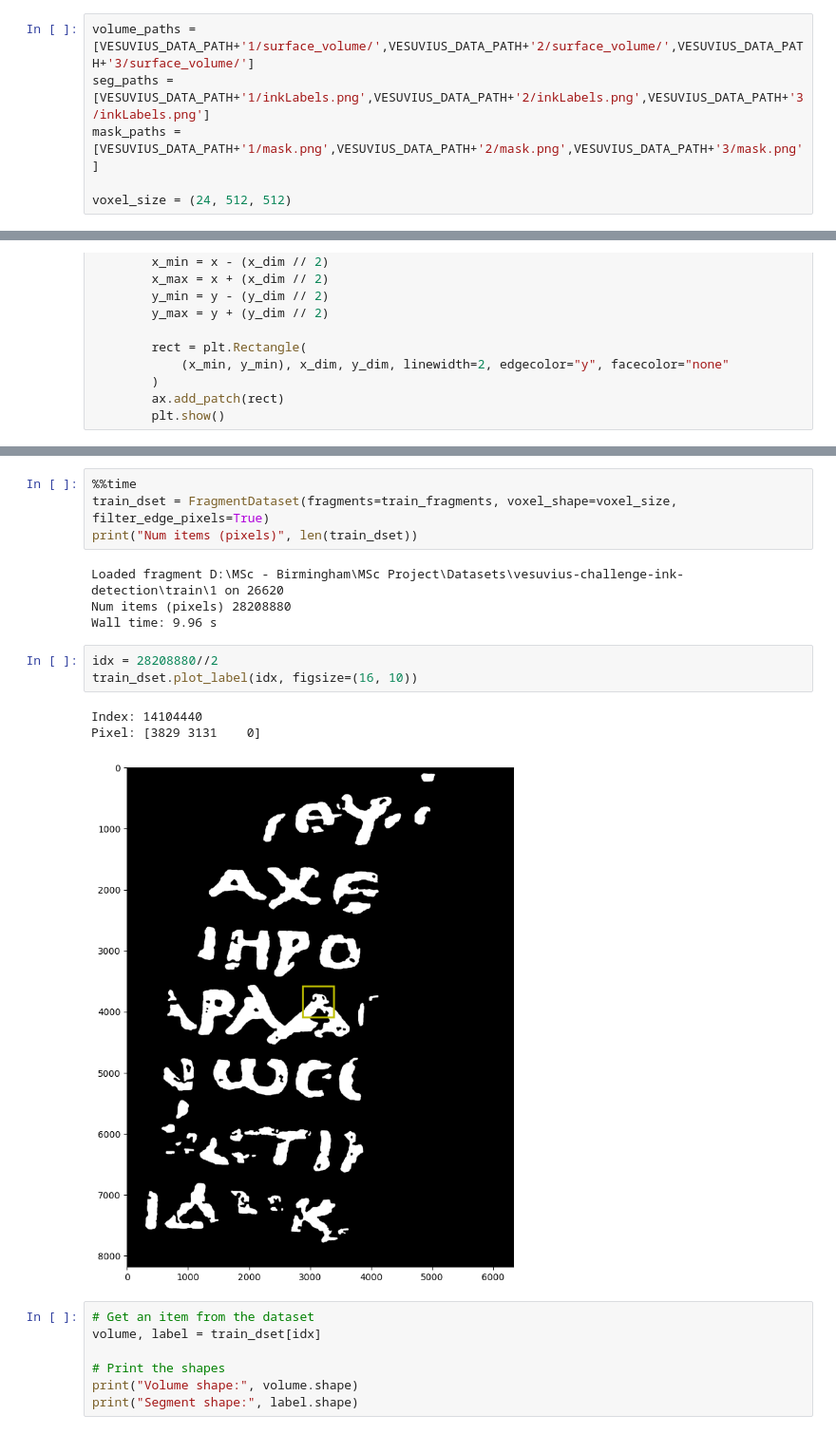
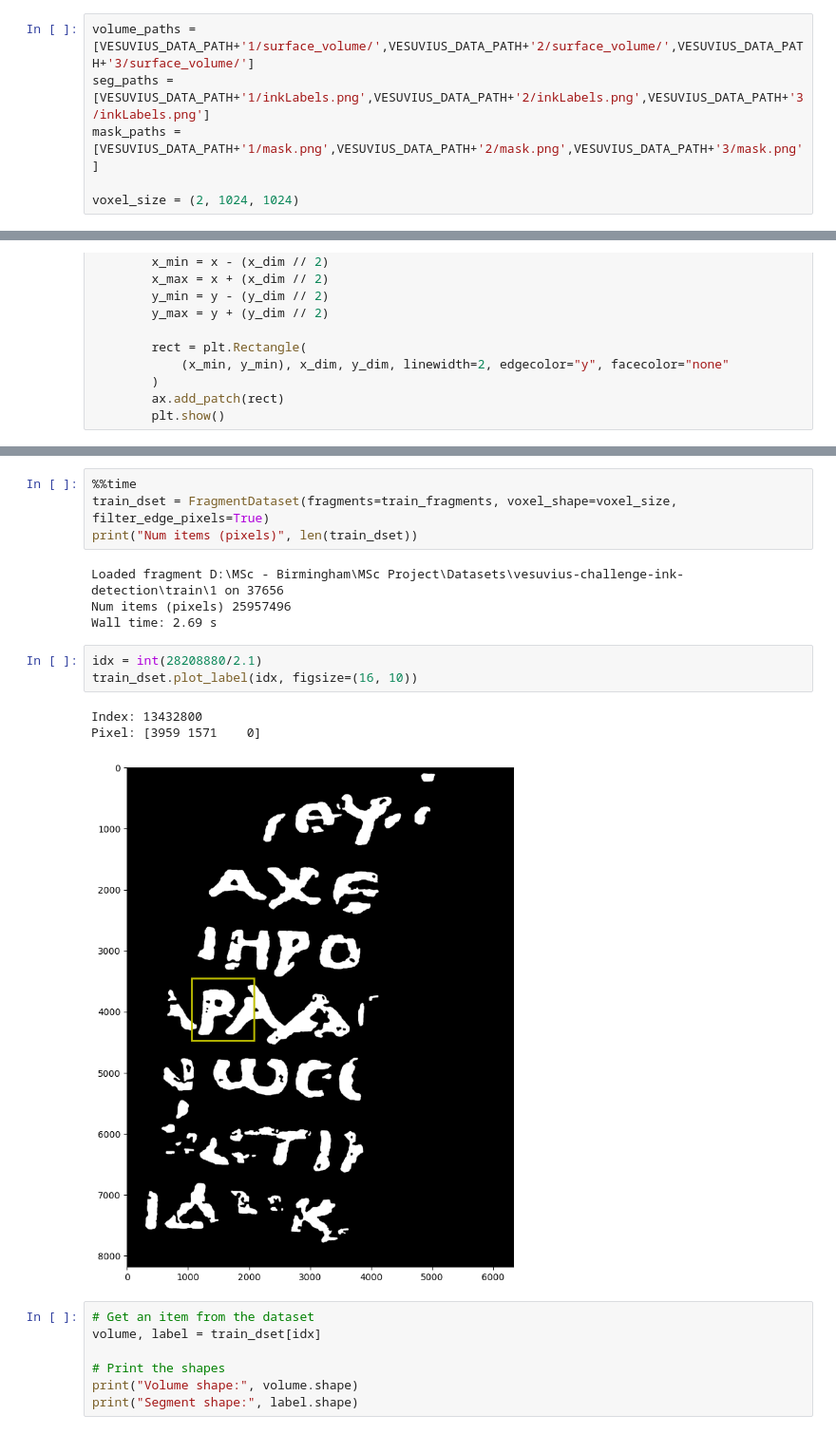
Before and after one commit to Wishmitha/Vesuvius, a Jupyter notebook: ink_detection/ink_detection_unet_pytorch_inbuilt_crops.ipynb, the cells around one changed output, grey strips where cells are left out. Shown at 95% size. Cells and saved outputs as stored; diff of their text form.

```diff
--- a/ink_detection/ink_detection_unet_pytorch_inbuilt_crops.ipynb
+++ b/ink_detection/ink_detection_unet_pytorch_inbuilt_crops.ipynb
@@ -68,7 +68,7 @@ volume_paths = [VESUVIUS_DATA_PATH+'1/surface_volume/',VESUVIUS_DATA_PATH+'2/sur
 seg_paths = [VESUVIUS_DATA_PATH+'1/inkLabels.png',VESUVIUS_DATA_PATH+'2/inkLabels.png',VESUVIUS_DATA_PATH+'3/inkLabels.png']
 mask_paths = [VESUVIUS_DATA_PATH+'1/mask.png',VESUVIUS_DATA_PATH+'2/mask.png',VESUVIUS_DATA_PATH+'3/mask.png']
 
-voxel_size = (24, 512, 512)
+voxel_size = (2, 1024, 1024)
 # %%
 class FragmentDataset(Dataset):
     def __init__(self, fragments: List[Path], voxel_shape: Tuple[int, int, int],load_inklabels: bool = True,filter_edge_pixels: bool = False,):
@@ -238,16 +238,16 @@ All fragments: ['1', '2', '3']
 train_dset = FragmentDataset(fragments=train_fragments, voxel_shape=voxel_size, filter_edge_pixels=True)
 print("Num items (pixels)", len(train_dset))
 # %% [output]
-Loaded fragment D:\MSc - Birmingham\MSc Project\Datasets\vesuvius-challenge-ink-detection\train\1 on 26620
-Num items (pixels) 28208880
-Wall time: 9.96 s
+Loaded fragment D:\MSc - Birmingham\MSc Project\Datasets\vesuvius-challenge-ink-detection\train\1 on 37656
+Num items (pixels) 25957496
+Wall time: 2.69 s
 # %%
-idx = 28208880//2
+idx = int(28208880/2.1)
 train_dset.plot_label(idx, figsize=(16, 10))
 # %% [output]
-Index: 14104440
-Pixel: [3829 3131    0]
+Index: 13432800
+Pixel: [3959 1571    0]
-[figure, old version]
+[figure, new version]
 # %%
 # Get an item from the dataset
 volume, label = train_dset[idx]
```
Also changed, not shown: parts of 1 cell of this notebook, 7 other files.
